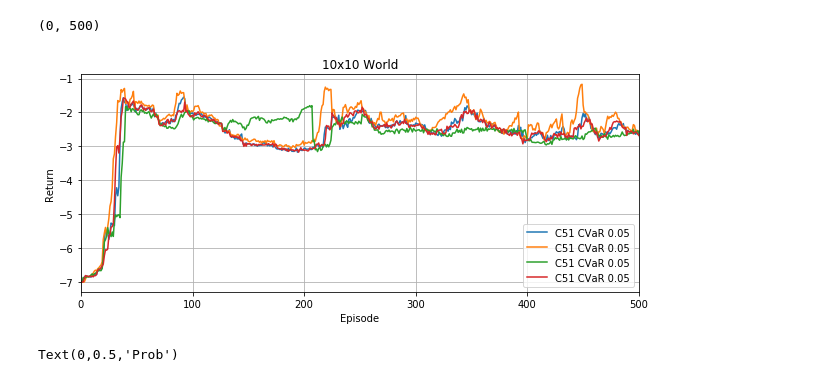
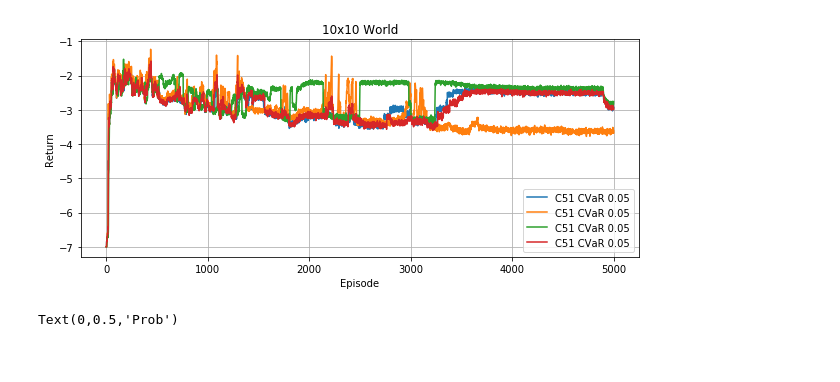
Before and after one commit to Rkeramati/crl, a Jupyter notebook: safe/C51/Untitled.ipynb, the cells around one changed output. Cells and saved outputs as stored; diff of their text form; code cells hidden in the pictures.

```diff
--- a/safe/C51/Untitled.ipynb
+++ b/safe/C51/Untitled.ipynb
@@ -78,7 +204,8 @@ class Qlearning():
 # %%
 env = gym.make('FrozenLake-v0')
 config = Config(env.observation_space.n, env.action_space.n)
-c51 = C51(config)
+config.nAtoms = 51
+c51 = C51(config, init='normal')
 q = Qlearning(config)
 
 num_episode = 5000
@@ -99,6 +226,6 @@ for ep in range(num_episode):
         no, r, terminal, _ = env.step(a)
         ret += r
         c51.observe(o, a, r, no, terminal, alpha)
-        q.observe(o, a, r, no, alpha)
+        #q.observe(o, a, r, no, alpha)
         o = no
     returns[ep] = ret
@@ -148,0 +371,9 @@ from env import Gridworld
+# %%
+o = world.reset()
+terminal=False
+while not terminal:
+    a = np.argmax(c51.CVaR(o, alpha=0.1, N=100))
+    #a = np.argmax(c51.Q(o))
+    no, r, terminal = world.step(a)
+    o = no
+    world._render()
@@ -149,29 +460,30 @@ from env import Gridworld
 # %%
 world = Gridworld(mapFile='map.txt', random=0, random_action_prob=0.3)
-
+b_num = 5 # No bootstrap
 config = Config(world.nS, world.nA)
 config.Vmin = -7; config.Vmax = 1
-c51 = C51(config)
-q = Qlearning(config)
+c51 = []
+for b in range(b_num):
+    c51.append(C51(config, init = 'optimistic', ifCVaR = True))
 
-num_episode = 2000
+num_episode = 2500
 returns = np.zeros(num_episode)
+CVaRs = np.zeros((num_episode, world.nA))
 for ep in range(num_episode):
     terminal = False
-    e = max(0.1, 0.9 + ep * ((0 - 0.9)/(num_episode/2)))
+    #e = max(0.1, 0.9 + ep * ((0 - 0.9)/(num_episode/2)))
     alpha = max(0.001, 0.5 + ep * ((0.4 - 0.5)/(num_episode/2)))
     o = world.reset()
+    o_init = o
     ret = 0
     while not terminal:
-        if np.random.rand()<= e:
-            a = np.random.randint(world.nA)
-        else:
-            a = np.argmax(c51.Q(o))
-            #a = np.argmax(c51.CVaR(o, alpha=0.25, N=50))
-            #a = np.argmax(q.Q[o, :])
+        Qlist = np.array([x.CVaR(o, alpha=0.1, N=50) for x in c51])
+        best = np.max(Qlist, axis = 0)
+        a = np.argmax(best)
+        network = np.argmax(Qlist[:, a])
         no, r, terminal = world.step(a)
         ret += r
-        c51.observe(o, a, r, no, terminal, alpha)
-        q.observe(o, a, r, no, alpha)
+        c51[network].observe(o, a, r, no, terminal, alpha)
         o = no
     returns[ep] = ret
+    CVaRs[ep, :] = c51[0].CVaR(o_init, alpha=0.05, N=100)
@@ -216,7 +548,7 @@ config.Vmin = -7; config.Vmax = 1
 c51 = C51(config)
 q = Qlearning(config)
 
-num_episode = 2000
+num_episode = 5000
 returns = np.zeros(num_episode)
 CVaRs = np.zeros((num_episode, world.nA))
 for ep in range(num_episode):
@@ -254,19 +588,18 @@ plt.ylim([-20, 0]);
 # %%
 plt.figure(figsize=(10, 4))
 plt.title('10x10 World')
 plt.plot(mv(CVaRs[:, 0], 1), label = 'C51 CVaR 0.05')
 plt.plot(mv(CVaRs[:, 1], 1), label = 'C51 CVaR 0.05')
 plt.plot(mv(CVaRs[:, 2], 1), label = 'C51 CVaR 0.05')
 plt.plot(mv(CVaRs[:, 3], 1), label = 'C51 CVaR 0.05')
 plt.legend()
 plt.xlabel('Episode')
 plt.ylabel('Return')
 plt.grid()
 #plt.ylim([-20, 0]);
-plt.xlim([0, 500])
+#plt.xlim([0, 500])
 # %% [output]
-(0, 500)
-[figure, old version]
+[figure, new version]
 # %%
 np.save('C51CVaRs.npy', CVaRs)
 # %%
```
Also changed, not shown: parts of 49 cells of this notebook, 39 other files.
